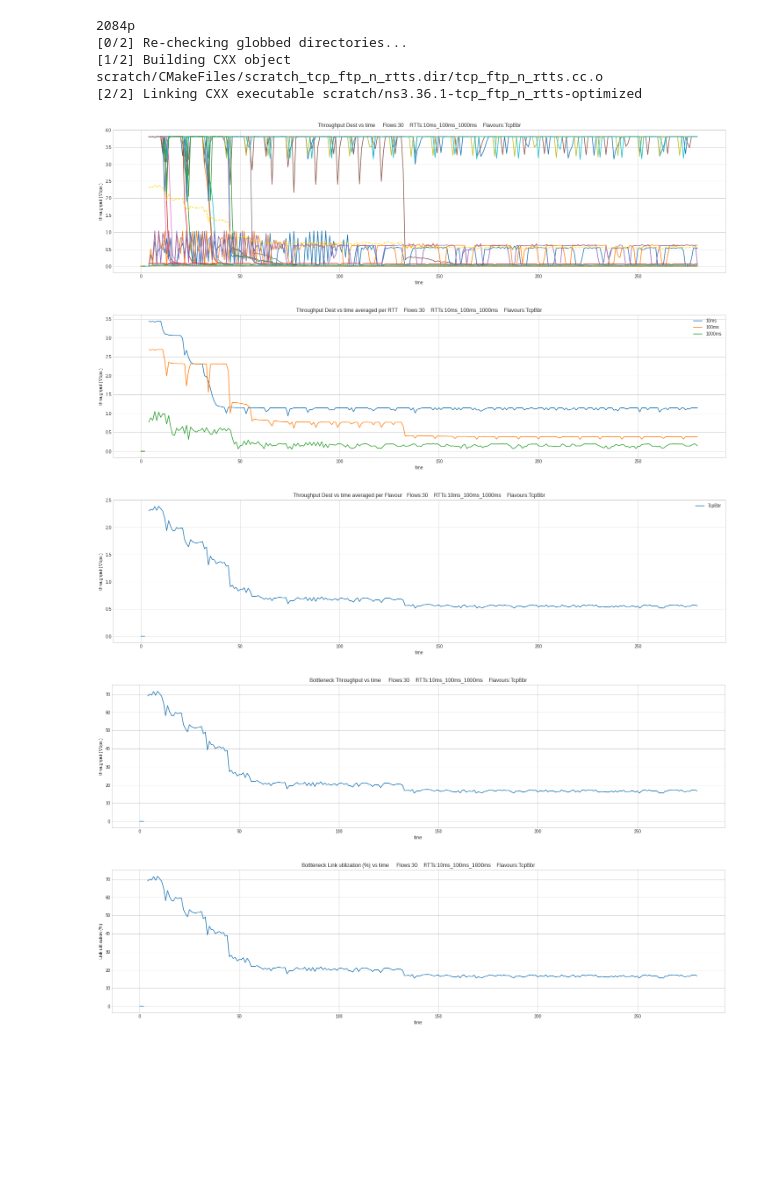
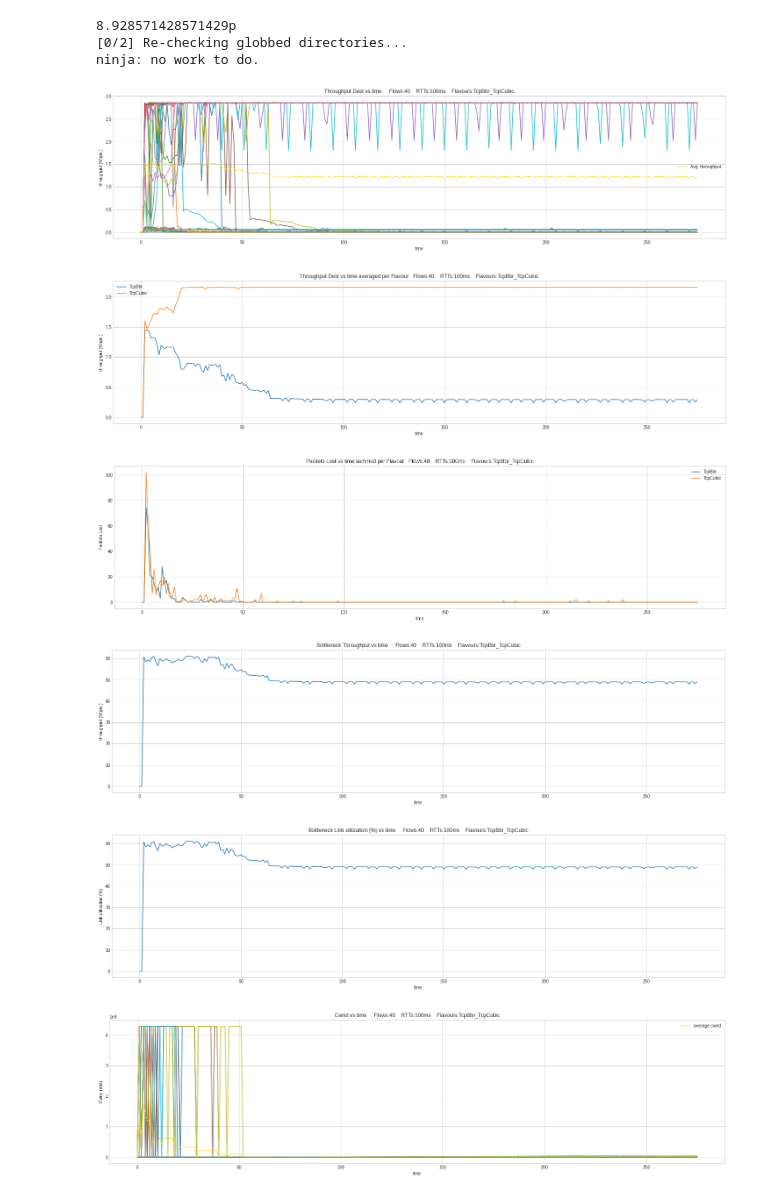
Before and after one commit to divyashk/TCP-BBR-ns3, a Jupyter notebook: dumbell-ns3/report_RTTs.ipynb, the cells around one changed output. Saved outputs shown, nothing was run; the diff lists cells and outputs as text; code cells hidden in the pictures; blank space fills up the shorter version.

```diff
--- a/dumbell-ns3/report_RTTs.ipynb
+++ b/dumbell-ns3/report_RTTs.ipynb
@@ -513,27 +538,28 @@ def main(Flavours = "TcpBbr" , time = 200 ,total_access_bandwidth = 120, bottlen
 # %%
 pktSize = 1400
 # SIM 1
-main(Flavours = "TcpBbr",
+main(Flavours = "TcpBbr_TcpCubic",
      time = 300,
-     noOfSource = 30,
+     noOfSource = 40,
      total_access_bandwidth = "120Mbps",
-     RTTs = "10ms_100ms_1000ms",
+     RTTs = "100ms",
      bottleneck_bandwidth = "100Mbps",
      bottleneck_delay = "1ms",
      packetSize = pktSize,
-     queueL = "2084p",
+     queueL = "0.5BDP",
      enableBottleneckTrace = 0,
      log_scale=0,
      run_simul = "yes",
-     part = 0
+     part = 0,
+     build_profile = "optimized"
      )
 # %% [output]
-2084p
+8.928571428571429p
 [0/2] Re-checking globbed directories...
-[1/2] Building CXX object scratch/CMakeFiles/scratch_tcp_ftp_n_rtts.dir/tcp_ftp_n_rtts.cc.o
-[2/2] Linking CXX executable scratch/ns3.36.1-tcp_ftp_n_rtts-optimized
+ninja: no work to do.
-[figure, old version]
+[figure, new version]
-[figure, old version]
+[figure, new version]
-[figure, old version]
+[figure, new version]
-[figure, old version]
+[figure, new version]
-[figure, old version]
+[figure, new version]
+[figure, added]
```
Also changed, not shown: parts of 15 cells of this notebook, 1 other file.
